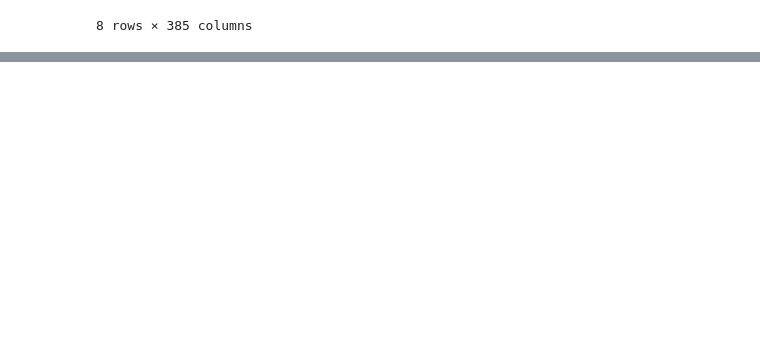
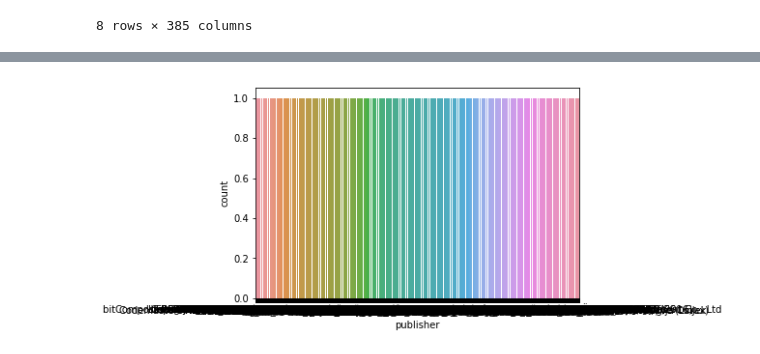
Before and after one commit to NinCastle/DSS_Project, a Jupyter notebook: Steam/linear_regression/Steam 플렛폼 구매율 예측.ipynb, the cells around one changed output, grey strips where cells are left out. Drawn from its saved outputs; the diff is of its cells as text; code cells hidden in the pictures; blank space fills up the shorter version.

```diff
--- a/Steam/linear_regression/Steam 플렛폼 구매율 예측.ipynb
+++ b/Steam/linear_regression/Steam 플렛폼 구매율 예측.ipynb
@@ -148,0 +223,5 @@ plt.show()
+# %%
+# set을 이용한 중복제거 == 카테고리화
+
+publisher_category = list(set(train_data['publisher']))
+pb_category['publisher'] = pd.DataFrame(publisher_category)
@@ -148,0 +250,7 @@ plt.show()
+# %%
+# publisher, developer 따른 countplot를 보려 하였으나 시각적보기에 여건상의 한계가 있음.
+
+sns.countplot(x="publisher", data=pb_category)
+plt.show()
+# %% [output]
+[figure, added]
```
Also changed, not shown: parts of 27 cells of this notebook.
